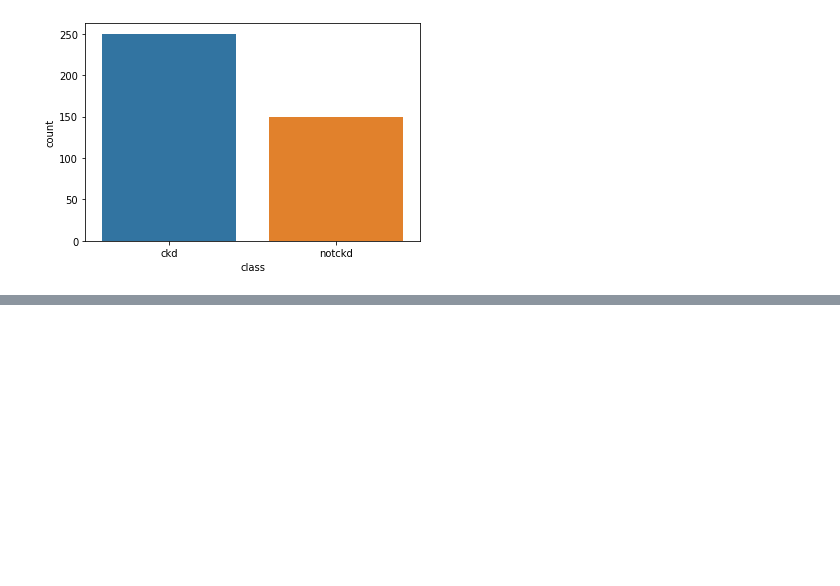
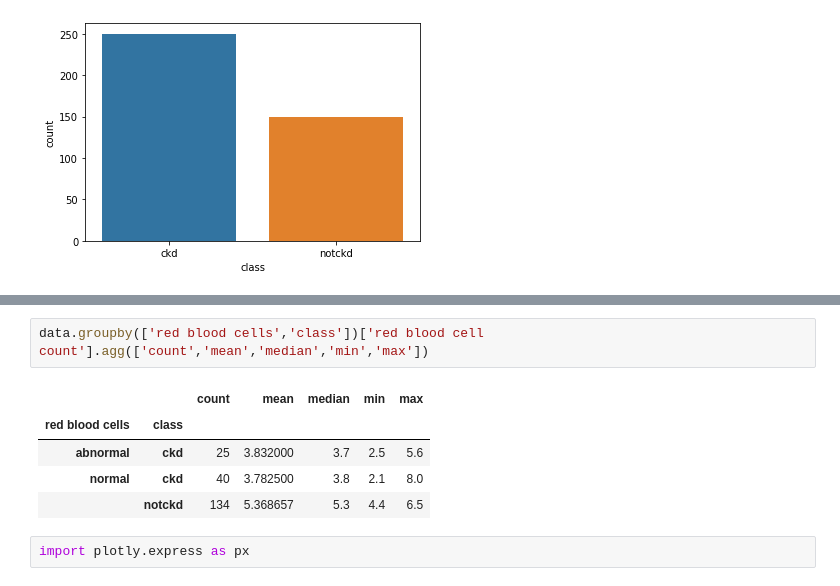
Before and after one commit to Ankit7557/ML_Kidney_Disease, a Jupyter notebook: Kidney_Disease.ipynb, the cells around one changed output, grey strips where cells are left out. Drawn from its saved outputs; the diff is of its cells as text; blank space fills up the shorter version.

```diff
--- a/Kidney_Disease.ipynb
+++ b/Kidney_Disease.ipynb
@@ -260,0 +278,10 @@ sns.countplot(data['class'])
+# %%
+data.groupby(['red blood cells','class'])['red blood cell count'].agg(['count','mean','median','min','max'])
+# %% [output]
+|  |  | count | mean | median | min | max |
+| red blood cells | class |  |  |  |  |  |
+| abnormal | ckd | 25 | 3.832000 | 3.7 | 2.5 | 5.6 |
+| normal | ckd | 40 | 3.782500 | 3.8 | 2.1 | 8.0 |
+|  | notckd | 134 | 5.368657 | 5.3 | 4.4 | 6.5 |
+# %%
+import plotly.express as px
```
Also changed, not shown: parts of 5 cells of this notebook.
